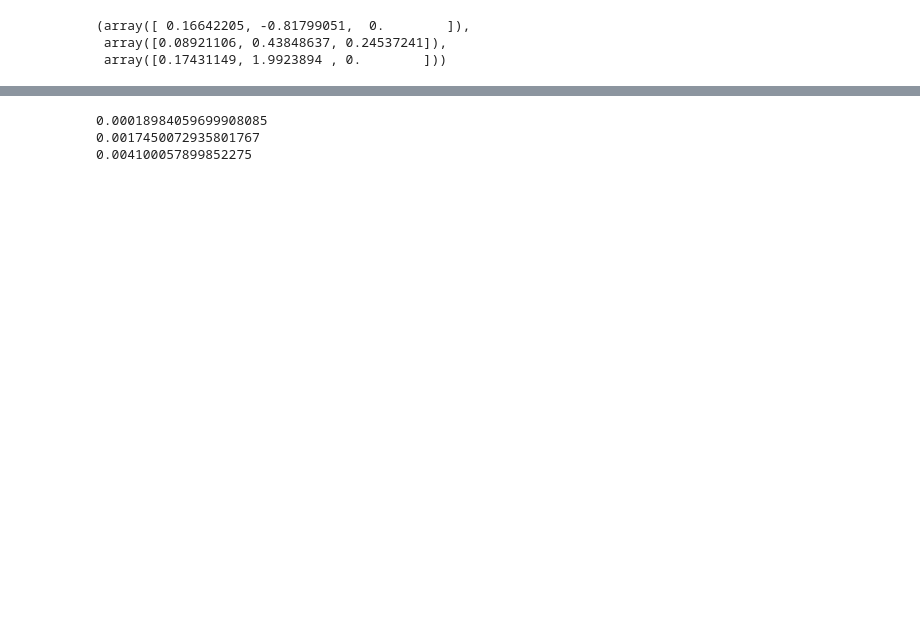
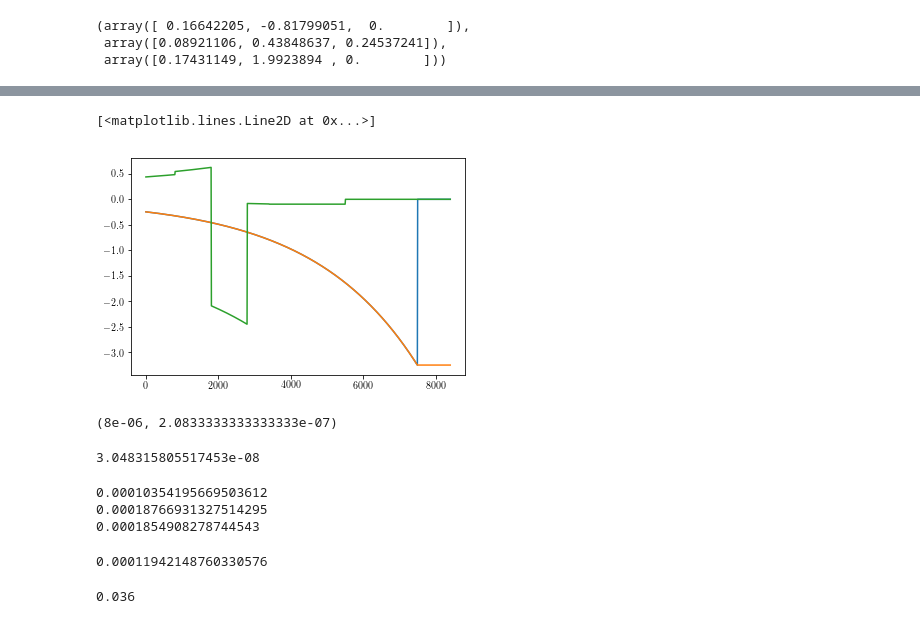
Before and after one commit to bsafdi/galacticB, a Jupyter notebook: ipython/conversion.ipynb, the cells around one changed output, grey strips where cells are left out. Cells and saved outputs as stored; diff of their text form; code cells hidden in the pictures; blank space fills up the shorter version.

```diff
--- a/ipython/conversion.ipynb
+++ b/ipython/conversion.ipynb
@@ -204,11 +333,34 @@ print cI2._return_Bs(1000.0)
+# %%
+plt.plot(z_arr,B_arr_x)
+plt.plot(z_arr,B_arr_x_2)
+plt.plot(z_arr,B_arr_y)
+# %% [output]
+[<matplotlib.lines.Line2D at 0x...>]
+[figure, added]
+# %%
+5e-7/(0.25)**2, 3e-7/1.2**2
+# %% [output]
+(8e-06, 2.0833333333333333e-07)
+# %%
+0.5e-4*(1/0.00405)**2*(1e11/1e12)**2*(1e-3)**2
+# %% [output]
+3.048315805517453e-08
 # %%
 print cI0._solve_ODE(omega=50.0) #1.9e-4, without is 1.905e-4
-print cI1._solve_ODE(omega=50.0)
+print cI1._solve_ODE(omega=100.0)
 print cI2._solve_ODE(omega=50.0)
 # %% [output]
-0.00018984059699908085
-0.0017450072935801767
-0.004100057899852275
+0.00010354195669503612
+0.00018766931327514295
+0.0001854908278744543
+# %%
+5e-7*(0.220/3.4)**-2
+# %% [output]
+0.00011942148760330576
+# %%
+10*(3./50.)**2
+# %% [output]
+0.036
 # %%
 plt.plot(cI0.rs,cI0.prob)
 plt.plot(cI1.rs,cI1.prob)
```
Also changed, not shown: parts of 22 cells of this notebook, 15 other files.
